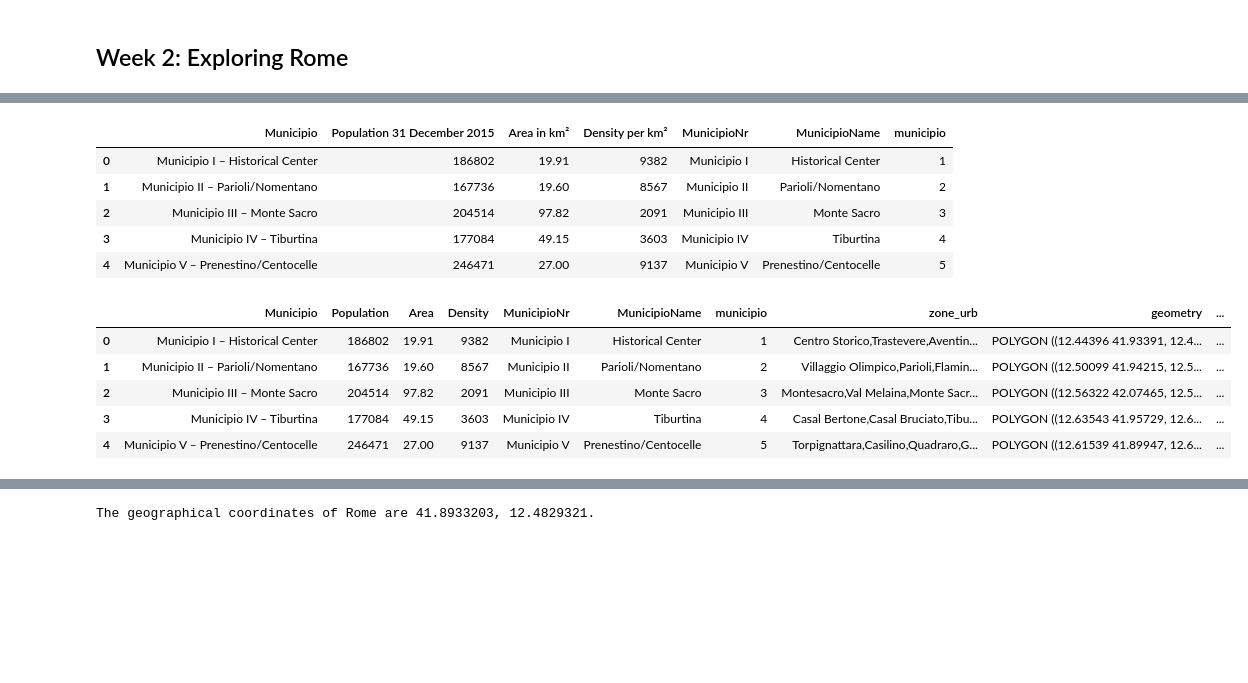
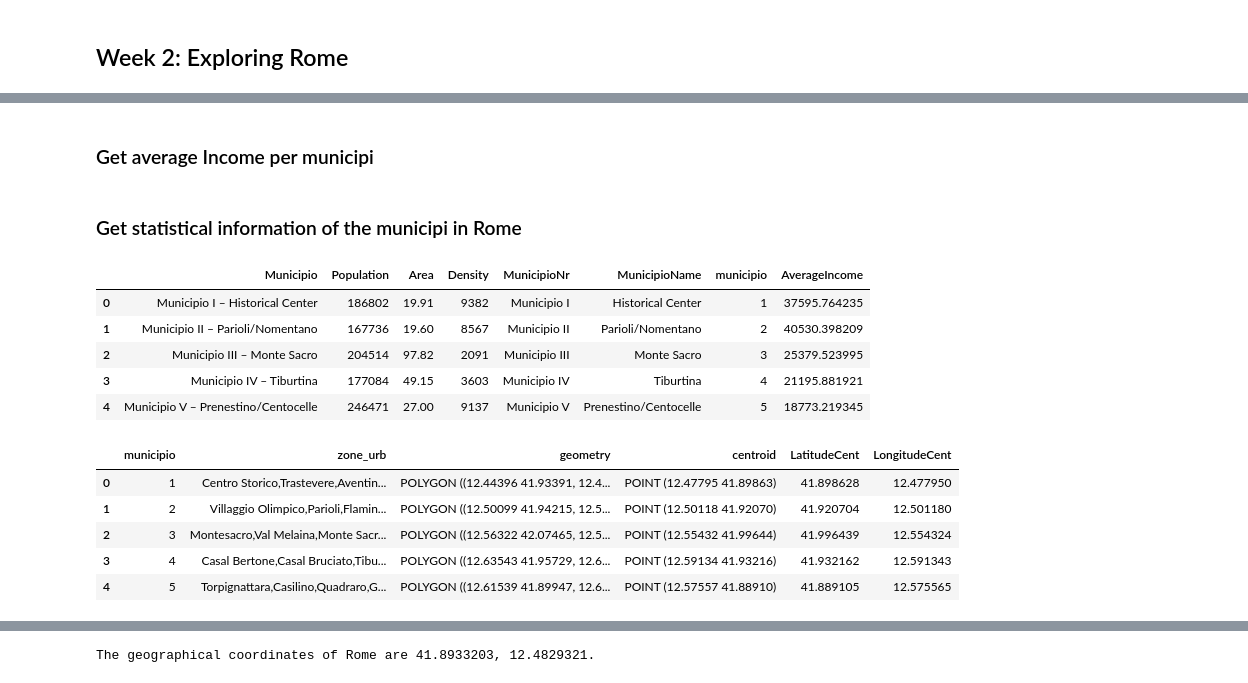
Before and after one commit to andife/AppliedDataScienceCapstone, a Jupyter notebook: final_Capstone_github.ipynb, the cells around one changed output, grey strips where cells are left out. Drawn from its saved outputs; the diff is of its cells as text; code cells hidden in the pictures; blank space fills up the shorter version.

```diff
--- a/final_Capstone_github.ipynb
+++ b/final_Capstone_github.ipynb
@@ -134,0 +130,4 @@ df_municipi_wiki = pd.read_html(municipiourl)[1]
+# %%
+municipi_shape_full = gpd.read_file('src_external/Municipi_Roma_15_wgs84_1.shp')
+municipi_shape_full['centroid'] = municipi_shape_full.centroid
+df_municipi_geometry = municipi_shape_full[['municipio','zone_urb','geometry','centroid']].copy(deep=True)
@@ -134,0 +143,2 @@ df_municipi_wiki = pd.read_html(municipiourl)[1]
+# %% [markdown]
+### Get average Income per municipi
@@ -135 +152,3 @@ df_municipi_wiki = pd.read_html(municipiourl)[1]
+# %% [markdown]
+### Get statistical information of the municipi in Rome
 # %%
@@ -139,23 +163,21 @@ df_municipi_wiki['municipio'] = [str(decode_roman_numeral(n)) for n in df_munici
 # %%
-df_municipi_wiki.head()
+df_municipi_statdata.head()
 # %% [output]
-|  | Municipio | Population 31 December 2015 | Area in km² | Density per km² | MunicipioNr | MunicipioName | municipio |
-| 0 | Municipio I – Historical Center | 186802 | 19.91 | 9382 | Municipio I | Historical Center | 1 |
-| 1 | Municipio II – Parioli/Nomentano | 167736 | 19.60 | 8567 | Municipio II | Parioli/Nomentano | 2 |
-| 2 | Municipio III – Monte Sacro | 204514 | 97.82 | 2091 | Municipio III | Monte Sacro | 3 |
-| 3 | Municipio IV – Tiburtina | 177084 | 49.15 | 3603 | Municipio IV | Tiburtina | 4 |
-| 4 | Municipio V – Prenestino/Centocelle | 246471 | 27.00 | 9137 | Municipio V | Prenestino/Centocelle | 5 |
+|  | Municipio | Population | Area | Density | MunicipioNr | MunicipioName | municipio | AverageIncome |
+| 0 | Municipio I – Historical Center | 186802 | 19.91 | 9382 | Municipio I | Historical Center | 1 | 37595.764235 |
+| 1 | Municipio II – Parioli/Nomentano | 167736 | 19.60 | 8567 | Municipio II | Parioli/Nomentano | 2 | 40530.398209 |
+| 2 | Municipio III – Monte Sacro | 204514 | 97.82 | 2091 | Municipio III | Monte Sacro | 3 | 25379.523995 |
+| 3 | Municipio IV – Tiburtina | 177084 | 49.15 | 3603 | Municipio IV | Tiburtina | 4 | 21195.881921 |
+| 4 | Municipio V – Prenestino/Centocelle | 246471 | 27.00 | 9137 | Municipio V | Prenestino/Centocelle | 5 | 18773.219345 |
 # %%
-df_municipi_comb = pd.merge(df_municipi_wiki,municipi_geometry,on='municipio')
-df_municipi_comb.columns = ['Municipio','Population','Area','Density','MunicipioNr','MunicipioName','municipio','zone_urb','geometry','centroid']
-df_municipi_comb['LatitudeCent'] = df_municipi_comb.centroid.apply(lambda p: round(p.y,7)).astype(float)
-df_municipi_comb['LongitudeCent'] = df_municipi_comb.centroid.apply(lambda p: round(p.x,7)).astype(float)
+df_municipi_geometry['LatitudeCent'] = df_municipi_geometry.centroid.apply(lambda p: round(p.y,7)).astype(float)
+df_municipi_geometry['LongitudeCent'] = df_municipi_geometry.centroid.apply(lambda p: round(p.x,7)).astype(float)
 # %%
-df_municipi_comb.head()
+df_municipi_geometry.head()
 # %% [output]
-|  | Municipio | Population | Area | Density | MunicipioNr | MunicipioName | municipio | zone_urb | geometry | ... |
-| 0 | Municipio I – Historical Center | 186802 | 19.91 | 9382 | Municipio I | Historical Center | 1 | Centro Storico,Trastevere,Aventin... | POLYGON ((12.44396 41.93391, 12.4... | ... |
-| 1 | Municipio II – Parioli/Nomentano | 167736 | 19.60 | 8567 | Municipio II | Parioli/Nomentano | 2 | Villaggio Olimpico,Parioli,Flamin... | POLYGON ((12.50099 41.94215, 12.5... | ... |
-| 2 | Municipio III – Monte Sacro | 204514 | 97.82 | 2091 | Municipio III | Monte Sacro | 3 | Montesacro,Val Melaina,Monte Sacr... | POLYGON ((12.56322 42.07465, 12.5... | ... |
-| 3 | Municipio IV – Tiburtina | 177084 | 49.15 | 3603 | Municipio IV | Tiburtina | 4 | Casal Bertone,Casal Bruciato,Tibu... | POLYGON ((12.63543 41.95729, 12.6... | ... |
-| 4 | Municipio V – Prenestino/Centocelle | 246471 | 27.00 | 9137 | Municipio V | Prenestino/Centocelle | 5 | Torpignattara,Casilino,Quadraro,G... | POLYGON ((12.61539 41.89947, 12.6... | ... |
+|  | municipio | zone_urb | geometry | centroid | LatitudeCent | LongitudeCent |
+| 0 | 1 | Centro Storico,Trastevere,Aventin... | POLYGON ((12.44396 41.93391, 12.4... | POINT (12.47795 41.89863) | 41.898628 | 12.477950 |
+| 1 | 2 | Villaggio Olimpico,Parioli,Flamin... | POLYGON ((12.50099 41.94215, 12.5... | POINT (12.50118 41.92070) | 41.920704 | 12.501180 |
+| 2 | 3 | Montesacro,Val Melaina,Monte Sacr... | POLYGON ((12.56322 42.07465, 12.5... | POINT (12.55432 41.99644) | 41.996439 | 12.554324 |
+| 3 | 4 | Casal Bertone,Casal Bruciato,Tibu... | POLYGON ((12.63543 41.95729, 12.6... | POINT (12.59134 41.93216) | 41.932162 | 12.591343 |
+| 4 | 5 | Torpignattara,Casilino,Quadraro,G... | POLYGON ((12.61539 41.89947, 12.6... | POINT (12.57557 41.88910) | 41.889105 | 12.575565 |
```
Also changed, not shown: parts of 49 cells of this notebook, 15 other files.
